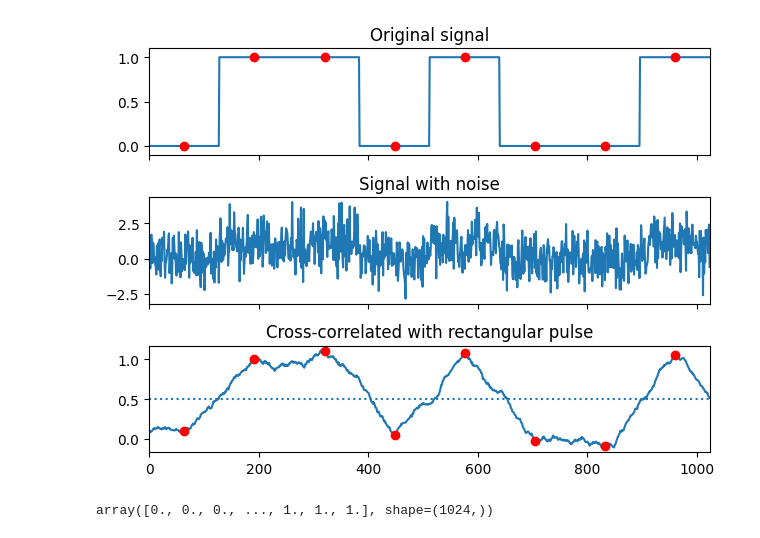
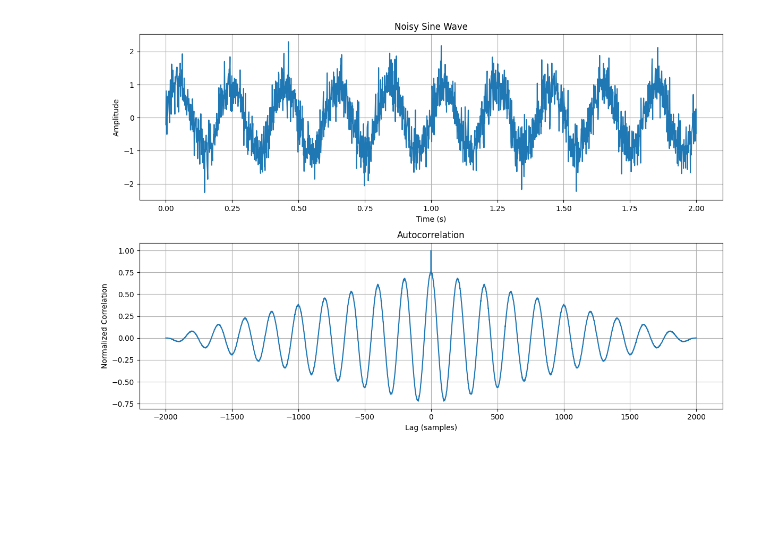
Before and after one commit to ODARI-CHARLES1/Signal_Communication_notebook, a Jupyter notebook: Notebooks/Correlation/correlation.ipynb, the cells around one changed output. Saved outputs shown, nothing was run; the diff lists cells and outputs as text; code cells hidden in the pictures; blank space fills up the shorter version.

Commit message:
update correlation notebook file

```diff
--- a/Notebooks/Correlation/correlation.ipynb
+++ b/Notebooks/Correlation/correlation.ipynb
@@ -11,20 +4,36 @@ clock = np.arange(64, len(sig), 128)
-# %%
-fig, (ax_orig, ax_noise, ax_corr) = plt.subplots(3, 1, sharex=True)
-ax_orig.plot(sig)
-ax_orig.plot(clock, sig[clock], 'ro')
-ax_orig.set_title('Original signal')
-ax_noise.plot(sig_noise)
-ax_noise.set_title('Signal with noise')
-ax_corr.plot(corr)
-ax_corr.plot(clock, corr[clock], 'ro')
-ax_corr.axhline(0.5, ls=':')
-ax_corr.set_title('Cross-correlated with rectangular pulse')
-ax_orig.margins(0, 0.1)
-fig.tight_layout()
-plt.show()
-# %% [output]
-[figure, removed]
-# %%
-sig
-# %% [output]
-array([0., 0., 0., ..., 1., 1., 1.], shape=(1024,))
+# %%
+fs = 1000                    # Sampling frequency (Hz)
+T = 2                        # Duration (seconds)
+t = np.linspace(0, T, fs*T)
+
+f = 5
+signal = np.sin(2*np.pi*f*t)
+
+noise = 0.4*np.random.randn(len(t))
+x = signal + noise
+autocorr = np.correlate(x, x, mode='full')
+
+autocorr = autocorr / np.max(autocorr)
+
+# Lags
+lags = np.arange(-len(x)+1, len(x))
+plt.figure(figsize=(12,8))
+
+plt.subplot(2,1,1)
+plt.plot(t, x)
+plt.title("Noisy Sine Wave")
+plt.xlabel("Time (s)")
+plt.ylabel("Amplitude")
+plt.grid(True)
+
+plt.subplot(2,1,2)
+plt.plot(lags, autocorr)
+plt.title("Autocorrelation")
+plt.xlabel("Lag (samples)")
+plt.ylabel("Normalized Correlation")
+plt.grid(True)
+
+plt.tight_layout()
+plt.show()
+# %% [output]
+[figure, added]
```
Also changed, not shown: parts of 8 cells of this notebook.
